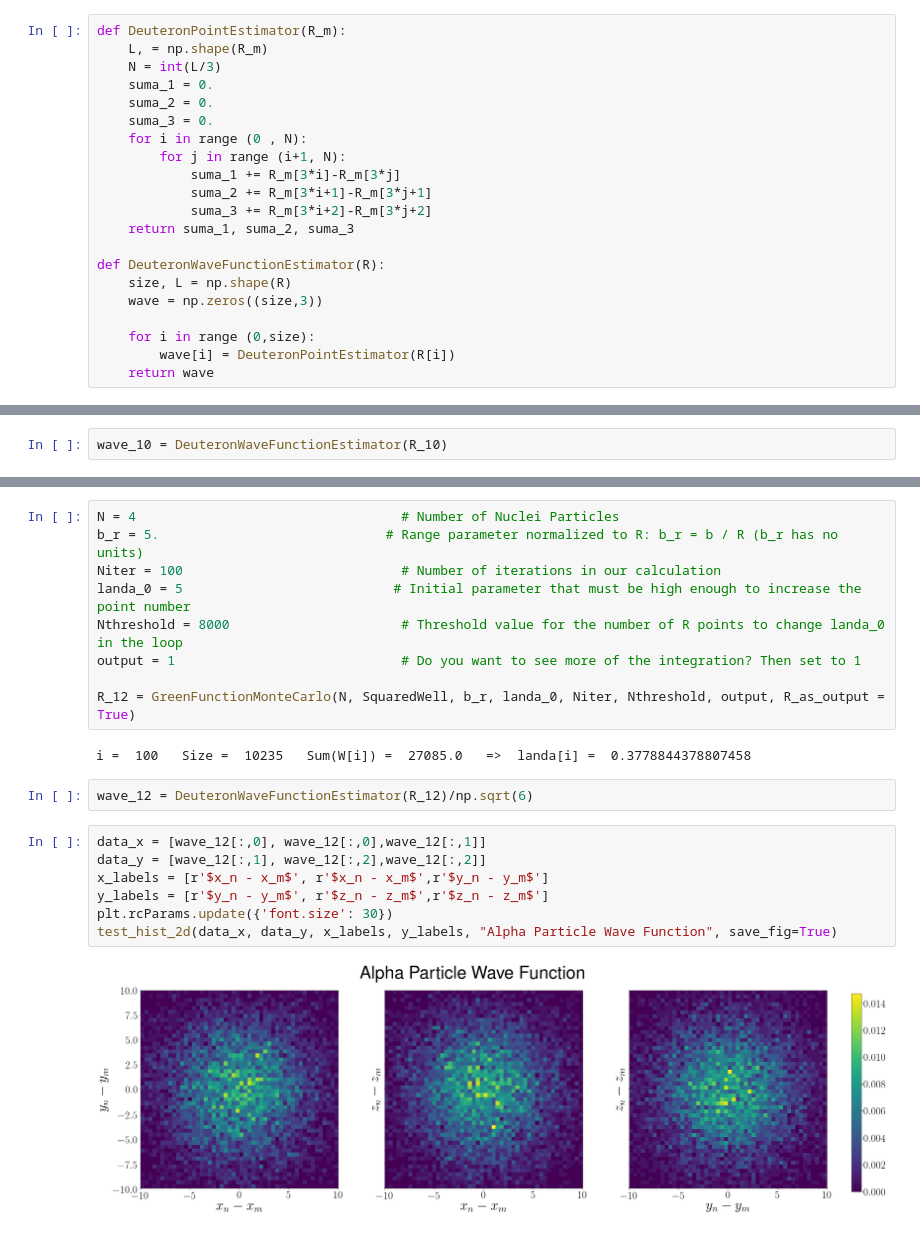
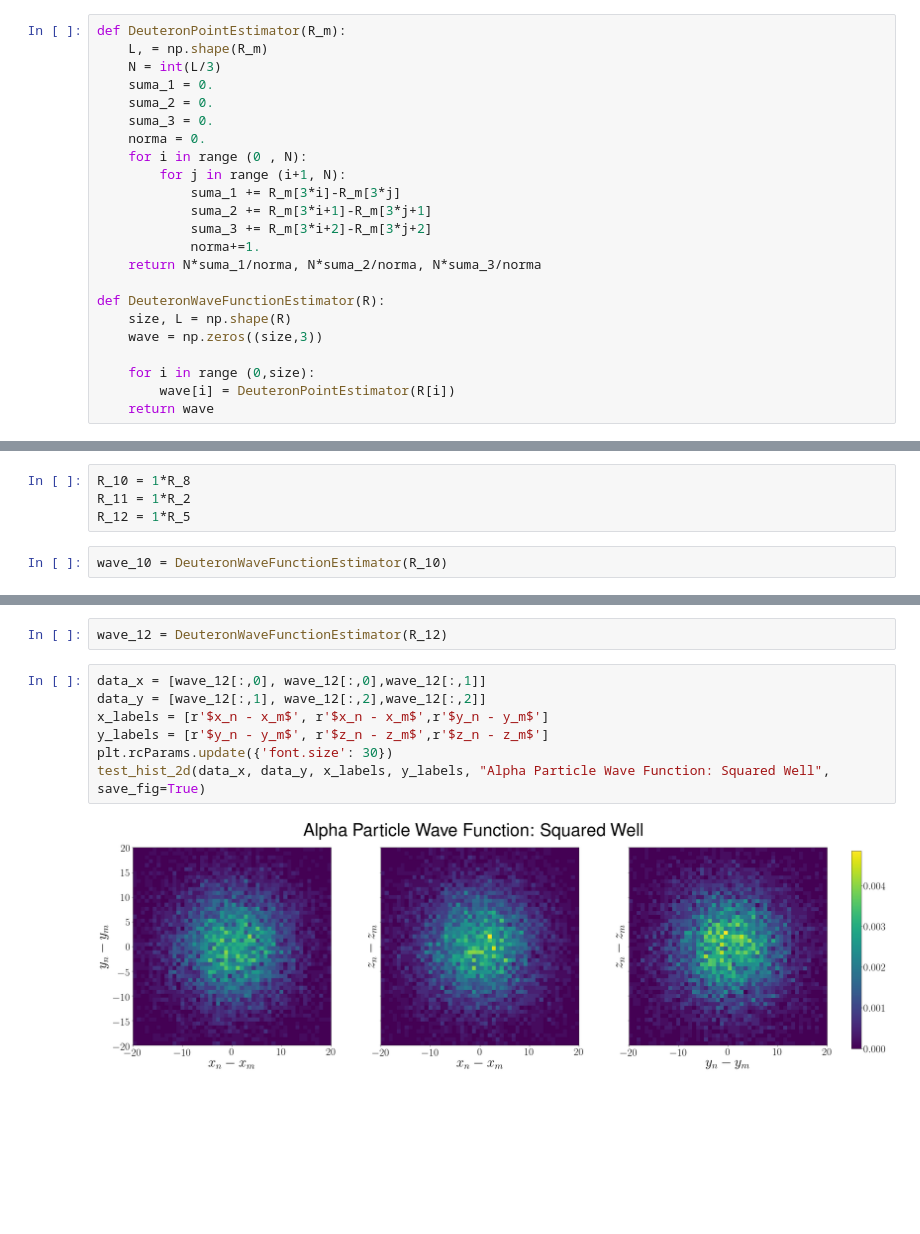
Before and after one commit to pedro-95/few-body, a Jupyter notebook: few_body_2_analysis.ipynb, the cells around one changed output, grey strips where cells are left out. Saved outputs shown, nothing was run; the diff lists cells and outputs as text; blank space fills up the shorter version.

```diff
--- a/few_body_2_analysis.ipynb
+++ b/few_body_2_analysis.ipynb
@@ -688,12 +689,14 @@ def DeuteronPointEstimator(R_m):
     suma_1 = 0.
     suma_2 = 0.
     suma_3 = 0.
+    norma = 0.
     for i in range (0 , N):
         for j in range (i+1, N):
             suma_1 += R_m[3*i]-R_m[3*j]
             suma_2 += R_m[3*i+1]-R_m[3*j+1]
             suma_3 += R_m[3*i+2]-R_m[3*j+2]
-    return suma_1, suma_2, suma_3
+            norma+=1.
+    return N*suma_1/norma, N*suma_2/norma, N*suma_3/norma
 
 def DeuteronWaveFunctionEstimator(R):
     size, L = np.shape(R)
@@ -716,3 +708,7 @@ i =  100   Size =  10466   Sum(W[i]) =  6893.0   =>  landa[i] =  1.5183519512548
+# %%
+R_10 = 1*R_8
+R_11 = 1*R_2
+R_12 = 1*R_5
 # %%
 wave_10 = DeuteronWaveFunctionEstimator(R_10)
 # %%
@@ -749,22 +734,11 @@ test_hist_2d(data_x, data_y, x_labels, y_labels, "Triton Wave Function", save_fi
-# %%
-N = 4                                  # Number of Nuclei Particles
-b_r = 5.                             # Range parameter normalized to R: b_r = b / R (b_r has no units)
-Niter = 100                            # Number of iterations in our calculation
-landa_0 = 5                           # Initial parameter that must be high enough to increase the point number
-Nthreshold = 8000                      # Threshold value for the number of R points to change landa_0 in the loop
-output = 1                             # Do you want to see more of the integration? Then set to 1
-
-R_12 = GreenFunctionMonteCarlo(N, SquaredWell, b_r, landa_0, Niter, Nthreshold, output, R_as_output = True)
-# %% [output]
-i =  100   Size =  10235   Sum(W[i]) =  27085.0   =>  landa[i] =  0.3778844378807458
 # %%
-wave_12 = DeuteronWaveFunctionEstimator(R_12)/np.sqrt(6)
+wave_12 = DeuteronWaveFunctionEstimator(R_12)
 # %%
 data_x = [wave_12[:,0], wave_12[:,0],wave_12[:,1]]
 data_y = [wave_12[:,1], wave_12[:,2],wave_12[:,2]]
 x_labels = [r'$x_n - x_m$', r'$x_n - x_m$',r'$y_n - y_m$']
 y_labels = [r'$y_n - y_m$', r'$z_n - z_m$',r'$z_n - z_m$']
 plt.rcParams.update({'font.size': 30})
-test_hist_2d(data_x, data_y, x_labels, y_labels, "Alpha Particle Wave Function", save_fig=True)
+test_hist_2d(data_x, data_y, x_labels, y_labels, "Alpha Particle Wave Function: Squared Well", save_fig=True)
 # %% [output]
-[figure, old version]
+[figure, new version]
```
Also changed, not shown: parts of 18 cells of this notebook, 29 other files.
